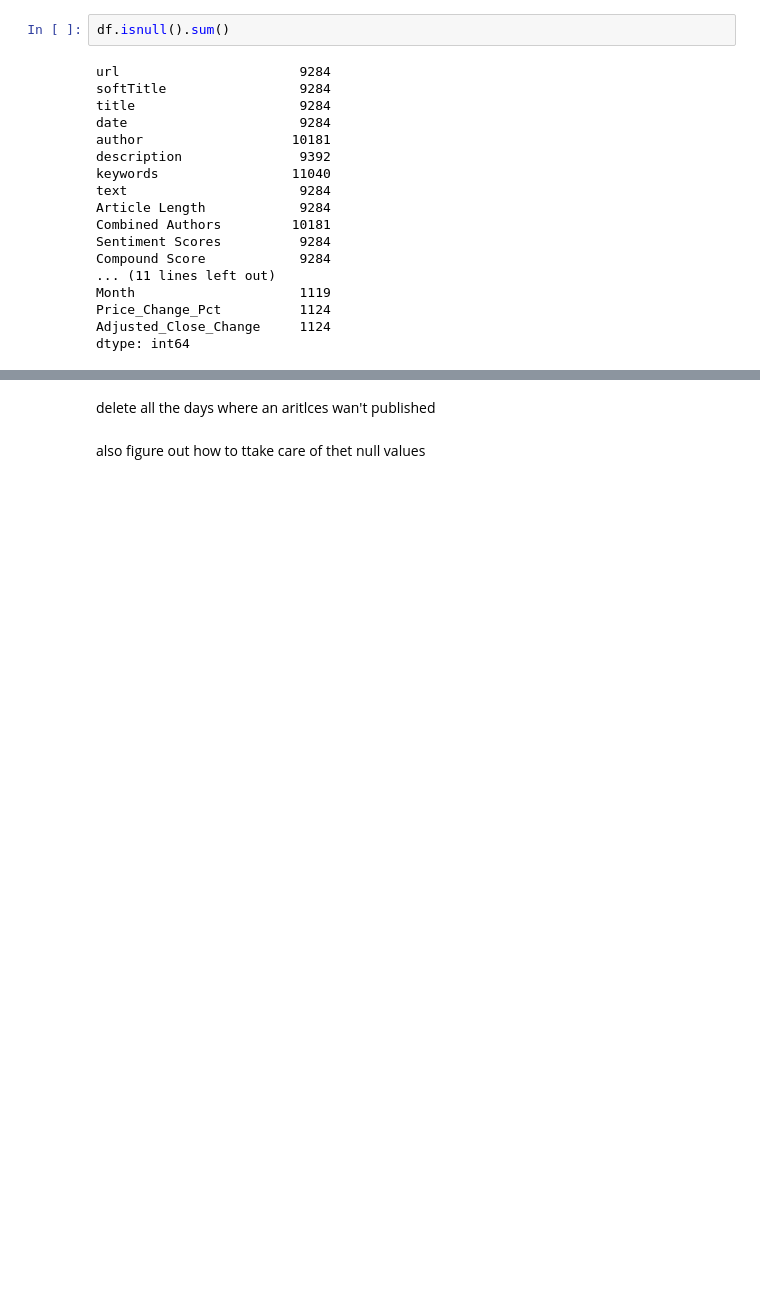
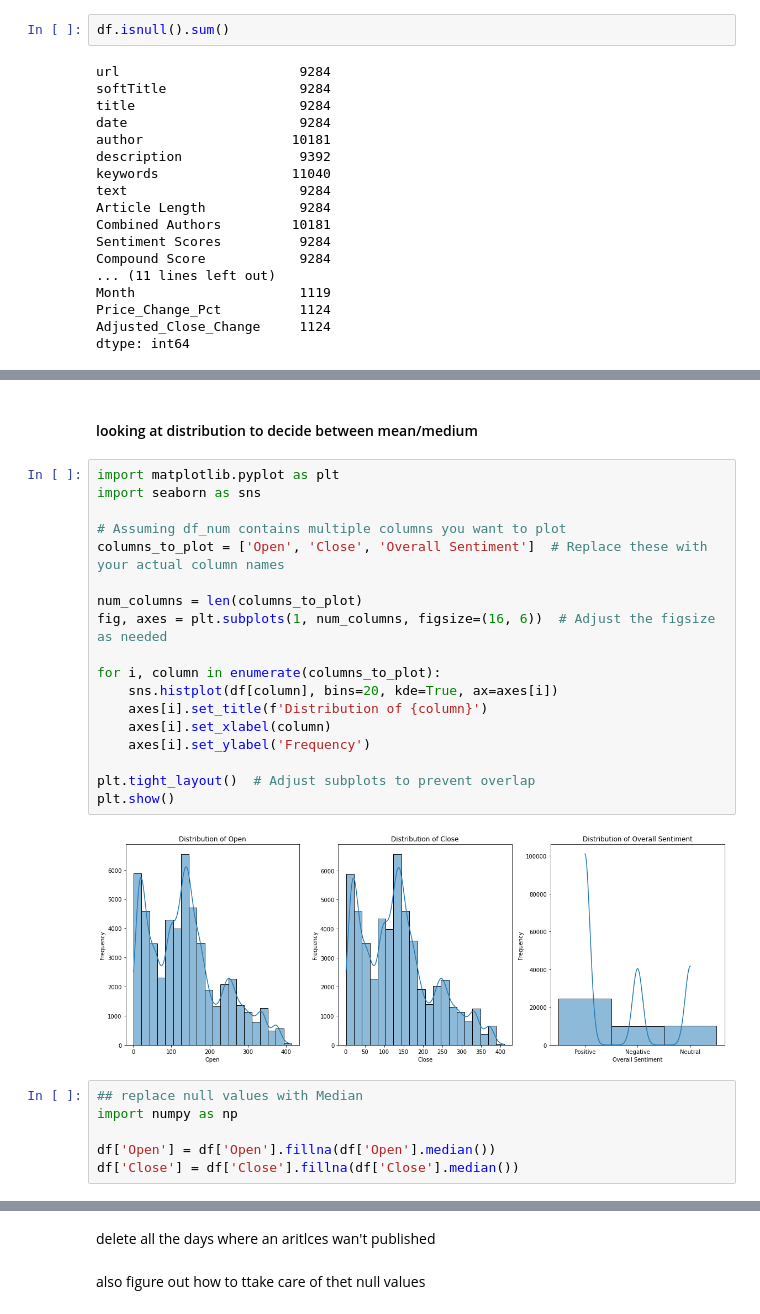
Before and after one commit to EthanFalcao/Sentiment-Analysis-in-Financial-Markets, a Jupyter notebook: merge_datasets.ipynb, the cells around one changed output, grey strips where cells are left out. Saved outputs shown, nothing was run; the diff lists cells and outputs as text; blank space fills up the shorter version.

Commit message:
fixed some null values

```diff
--- a/merge_datasets.ipynb
+++ b/merge_datasets.ipynb
@@ -80,0 +116,28 @@ dtype: int64
+# %% [markdown]
+#### looking at distribution to decide between mean/medium
+# %%
+import matplotlib.pyplot as plt
+import seaborn as sns
+
+# Assuming df_num contains multiple columns you want to plot
+columns_to_plot = ['Open', 'Close', 'Overall Sentiment']  # Replace these with your actual column names
+
+num_columns = len(columns_to_plot)
+fig, axes = plt.subplots(1, num_columns, figsize=(16, 6))  # Adjust the figsize as needed
+
+for i, column in enumerate(columns_to_plot):
+    sns.histplot(df[column], bins=20, kde=True, ax=axes[i])
+    axes[i].set_title(f'Distribution of {column}')
+    axes[i].set_xlabel(column)
+    axes[i].set_ylabel('Frequency')
+
+plt.tight_layout()  # Adjust subplots to prevent overlap
+plt.show()
+# %% [output]
+[figure, added]
+# %%
+## replace null values with Median
+import numpy as np
+
+df['Open'] = df['Open'].fillna(df['Open'].median())
+df['Close'] = df['Close'].fillna(df['Close'].median())
```
Also changed, not shown: parts of 2 cells of this notebook.
